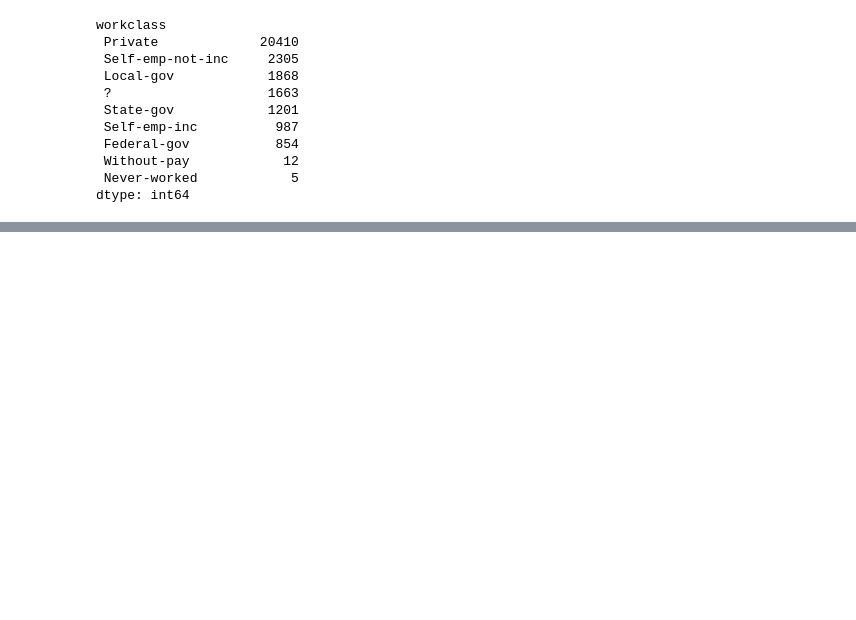
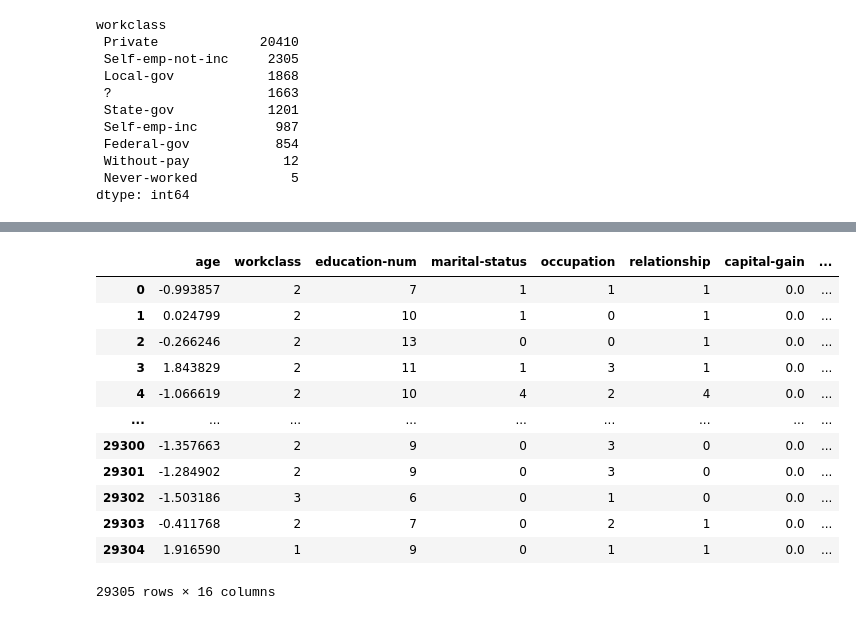
Before and after one commit to Ludobico/Python_AI, a Jupyter notebook: Machine_Running/keggle/model06_CLA copy.ipynb, the cells around one changed output, grey strips where cells are left out. Saved outputs shown, nothing was run; the diff lists cells and outputs as text; code cells hidden in the pictures; blank space fills up the shorter version.

```diff
--- a/Machine_Running/keggle/model06_CLA copy.ipynb
+++ b/Machine_Running/keggle/model06_CLA copy.ipynb
@@ -156,23 +173,56 @@ x
 # %%
 from sklearn.model_selection import train_test_split #트레인과 test 비율 나눔
 from sklearn.model_selection import cross_val_score  # k-fold cross validation
 from sklearn.preprocessing import MinMaxScaler
 from sklearn.preprocessing import StandardScaler
+from sklearn.preprocessing import Normalizer
+from sklearn.preprocessing import RobustScaler
 
 scaler = MinMaxScaler()
+scaler2 = StandardScaler()
+scaler3 = Normalizer()
+scaler4 = RobustScaler()
 
 # edu = scaler.fit_transform(x[['education_num']])
 # x['education_num'] = edu
 
-# gain = scaler.fit_transform(x[['capital-gain']])
-# loss = scaler.fit_transform(x[['capital-loss']])
+gain = scaler4.fit_transform(x[['capital-gain']])
+loss = scaler4.fit_transform(x[['capital-loss']])
+gaintest = scaler4.fit_transform(x1_test[['capital-gain']])
+losstest = scaler4.fit_transform(x1_test[['capital-loss']])
+
+
 # x['capital-gain'] = gain
 # x['capital-loss'] = loss
 # x.value_counts('capital-gain')
-# xscaler = scaler.fit_transform(x)
+# xscaler = scaler3.fit_transform(x)
+
+age = scaler2.fit_transform(x[['age']])
+agetest = scaler.fit_transform(x1_test[['age']])
+x['age'] = age
+x1_test['age'] = agetest
 
 # x.value_counts('capital-loss')
-# x = xscaler
+x['capital-gain'] = gain
+x['capital-loss'] = loss
+x1_test['capital-gain'] = gaintest
+x1_test['capital-loss'] = losstest
+
+x
+# %% [output]
+|  | age | workclass | education-num | marital-status | occupation | relationship | capital-gain | ... |
+| 0 | -0.993857 | 2 | 7 | 1 | 1 | 1 | 0.0 | ... |
+| 1 | 0.024799 | 2 | 10 | 1 | 0 | 1 | 0.0 | ... |
+| 2 | -0.266246 | 2 | 13 | 0 | 0 | 1 | 0.0 | ... |
+| 3 | 1.843829 | 2 | 11 | 1 | 3 | 1 | 0.0 | ... |
+| 4 | -1.066619 | 2 | 10 | 4 | 2 | 4 | 0.0 | ... |
+| ... | ... | ... | ... | ... | ... | ... | ... | ... |
+| 29300 | -1.357663 | 2 | 9 | 0 | 3 | 0 | 0.0 | ... |
+| 29301 | -1.284902 | 2 | 9 | 0 | 3 | 0 | 0.0 | ... |
+| 29302 | -1.503186 | 3 | 6 | 0 | 1 | 0 | 0.0 | ... |
+| 29303 | -0.411768 | 2 | 7 | 0 | 2 | 1 | 0.0 | ... |
+| 29304 | 1.916590 | 1 | 9 | 0 | 1 | 1 | 0.0 | ... |
+29305 rows × 16 columns
 # %%
 # from sklearn.model_selection import GridSearchCV
 # from sklearn.model_selection import cross_val_score, KFold
```
Also changed, not shown: parts of 18 cells of this notebook, 10 other files.
